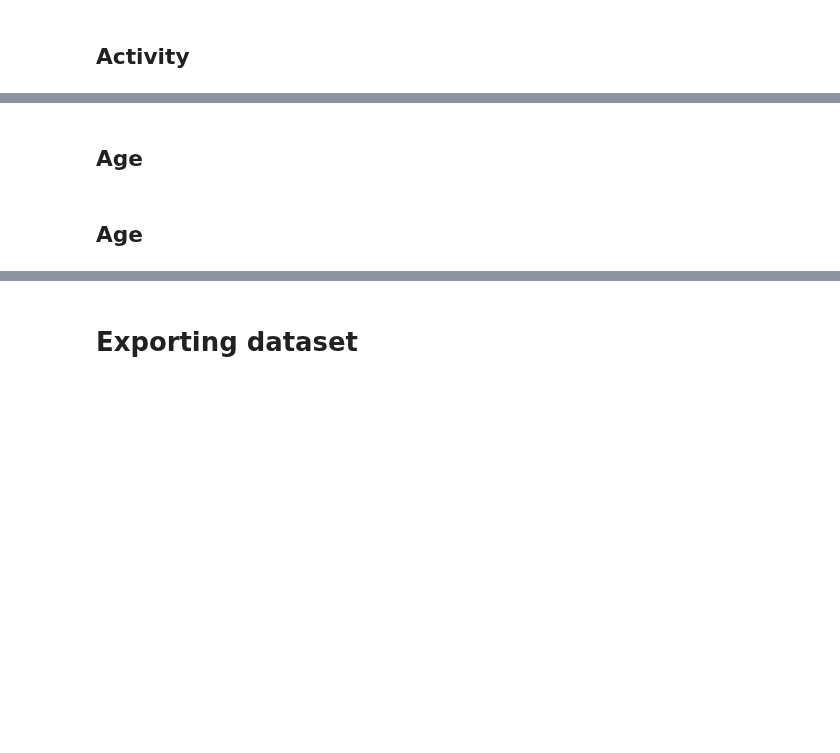
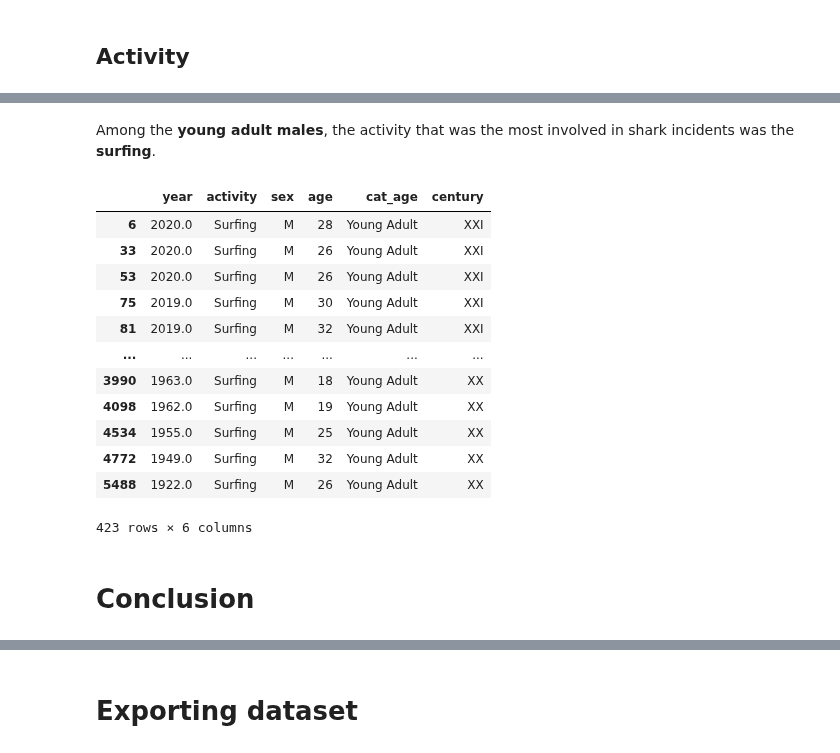
Before and after one commit to gabrielanakasato/ironhack-daft, a Jupyter notebook: proj/w03-project02/proj02-shark-attack.ipynb, the cells around one changed output, grey strips where cells are left out. Cells and saved outputs as stored; diff of their text form; code cells hidden in the pictures; blank space fills up the shorter version.

Commit message:
[daft-w03-d07][proj] Proj. 02 - Shark Attack: Refactoring p.07

```diff
--- a/proj/w03-project02/proj02-shark-attack.ipynb
+++ b/proj/w03-project02/proj02-shark-attack.ipynb
@@ -780,0 +911,6 @@ coluna 'year' tem  2 NaN.
+# %%
+# Categorize the years
+df['century'] = df.year.apply(cat_year)
+
+# Check the result
+df.century.value_counts(dropna=False)
@@ -938,0 +942,3 @@ array(['Swimming', 'Swimming after being swept off rocks',
+# %%
+# Select only the necessary columns
+df = df.loc[:, ['year', 'activity', 'sex', 'age', 'cat_age', 'century']]
@@ -942,0 +1003,4 @@ array(['Swimming', 'Swimming after being swept off rocks',
+# %%
+# Filter the dataframe
+df_male = df[df.sex == 'M']
+n_rows_male = df_male.shape[0]
@@ -942,0 +1084,4 @@ array(['Swimming', 'Swimming after being swept off rocks',
+# %%
+# Filter the dataframe
+df_male_ya = df_male[df_male.cat_age == 'Young Adult']
+n_rows_male_ya = df_male_ya.shape[0]
@@ -945,4 +1149,25 @@ array(['Swimming', 'Swimming after being swept off rocks',
+# %% [markdown]
+Among the **young adult males**, the activity that was the most involved in shark incidents was the **surfing**.
+# %%
+# Filter the dataframe
+df_male_ya_surfing = df_male_ya[df_male_ya.activity == 'Surfing']
+n_rows_male_ya_surfing = df_male_ya_surfing.shape[0]
+
+# Check the result
+df_male_ya_surfing
+# %% [output]
+|  | year | activity | sex | age | cat_age | century |
+| 6 | 2020.0 | Surfing | M | 28 | Young Adult | XXI |
+| 33 | 2020.0 | Surfing | M | 26 | Young Adult | XXI |
+| 53 | 2020.0 | Surfing | M | 26 | Young Adult | XXI |
+| 75 | 2019.0 | Surfing | M | 30 | Young Adult | XXI |
+| 81 | 2019.0 | Surfing | M | 32 | Young Adult | XXI |
+| ... | ... | ... | ... | ... | ... | ... |
+| 3990 | 1963.0 | Surfing | M | 18 | Young Adult | XX |
+| 4098 | 1962.0 | Surfing | M | 19 | Young Adult | XX |
+| 4534 | 1955.0 | Surfing | M | 25 | Young Adult | XX |
+| 4772 | 1949.0 | Surfing | M | 32 | Young Adult | XX |
+| 5488 | 1922.0 | Surfing | M | 26 | Young Adult | XX |
+423 rows × 6 columns
 # %% [markdown]
-## Age
+# Conclusion
-# %% [markdown]
-## Age
```
Also changed, not shown: parts of 138 cells of this notebook, 1 other file.
